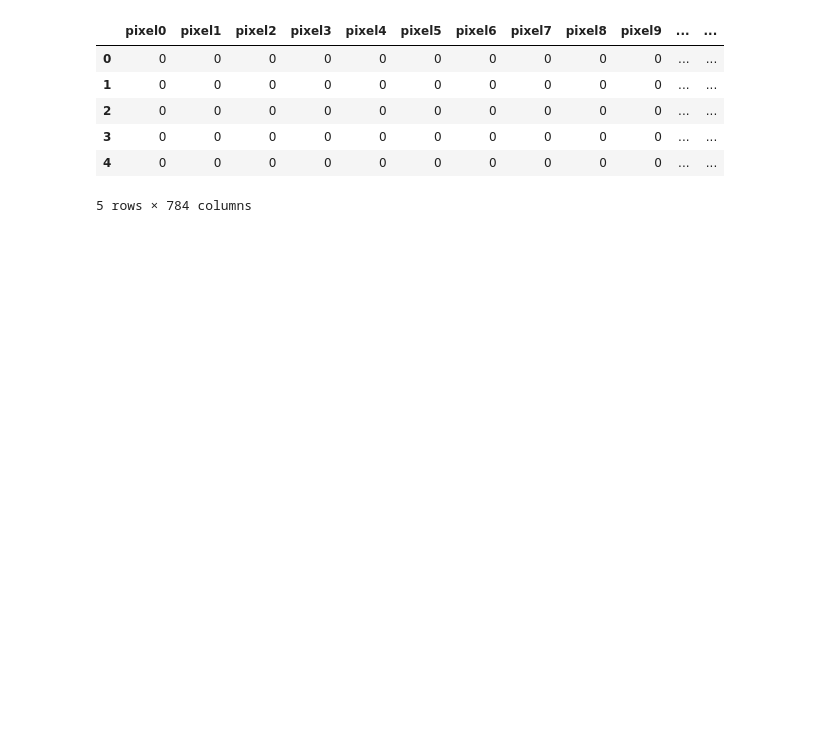
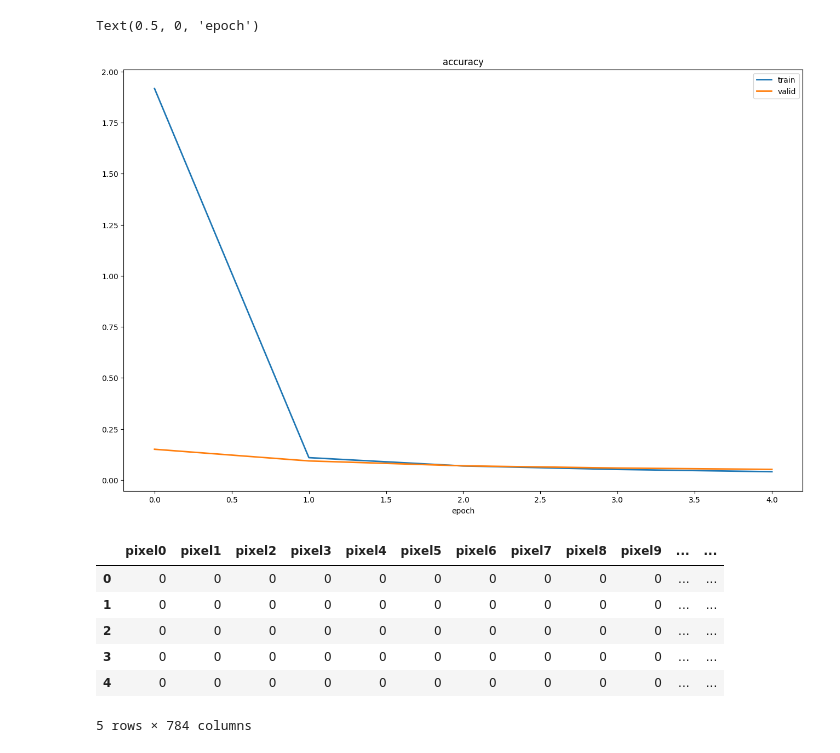
Before and after one commit to Brotiger/ml-mnist-destributed_cnn, a Jupyter notebook: mnist-pytorch-cnn.ipynb, the cells around one changed output. Cells and saved outputs as stored; diff of their text form; code cells hidden in the pictures; blank space fills up the shorter version.

```diff
--- a/mnist-pytorch-cnn.ipynb
+++ b/mnist-pytorch-cnn.ipynb
@@ -40 +61,14 @@ Loader: valid, accuracy 0.9885714285714285, loss: 0.03391613965612595
+# %%
+with open(loss_path, 'rb') as f:
+    losses = pickle.load(f)
+
+plt.figure(figsize=(16, 10))
+plt.title("accuracy")
+plt.plot(np.arange(max_epochs), losses['train'], label='train', linewidth=2)
+plt.plot(np.arange(max_epochs), losses['valid'], label='valid', linewidth=2)
+plt.legend()
+plt.xlabel('epoch')
+# %% [output]
+Text(0.5, 0, 'epoch')
+[figure, added]
 # %%
```
Also changed, not shown: parts of 11 cells of this notebook, 2 other files.
